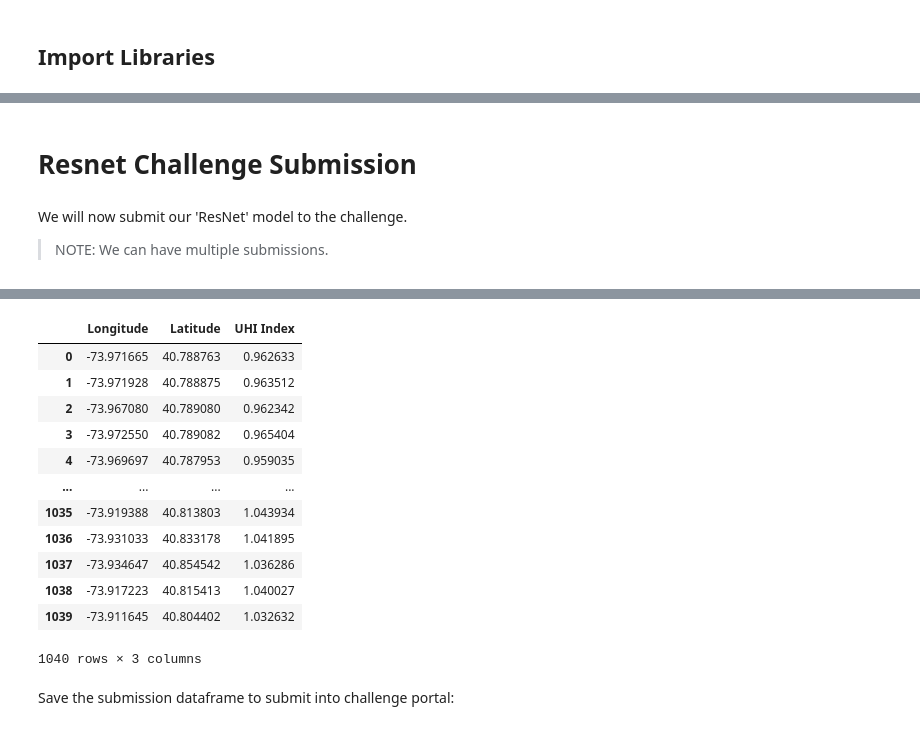
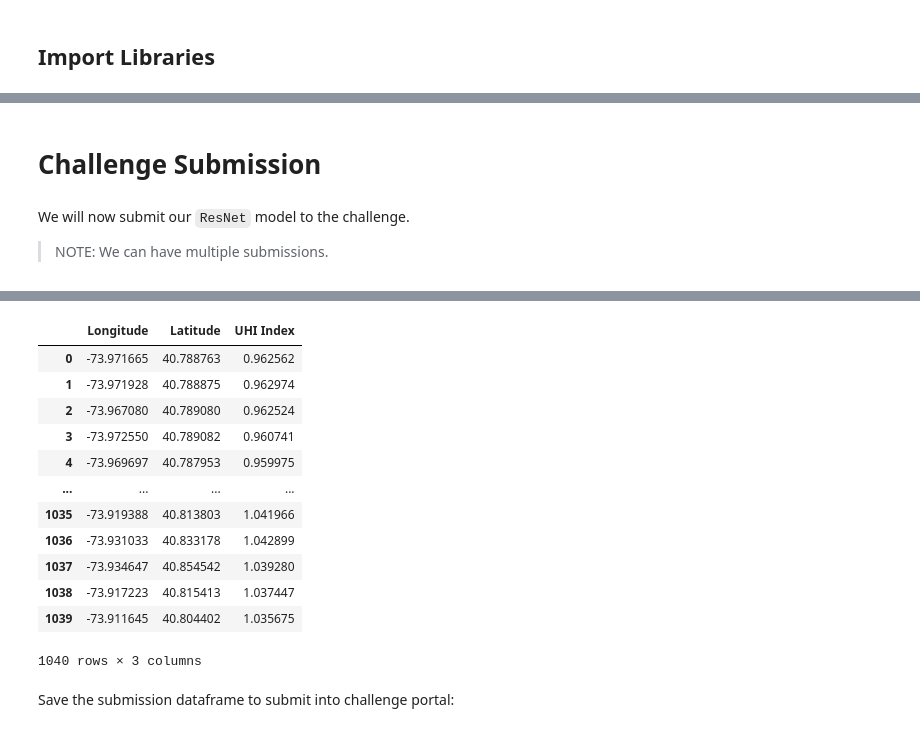
Before and after one commit to FranciscoLozCoding/cooling_with_code, a Jupyter notebook: 11_mixed_buffers_RestNet.ipynb, the cells around one changed output, grey strips where cells are left out. Drawn from its saved outputs; the diff is of its cells as text; code cells hidden in the pictures.

```diff
--- a/11_mixed_buffers_RestNet.ipynb
+++ b/11_mixed_buffers_RestNet.ipynb
@@ -221,5 +172,0 @@ else:
-# %%
-best_rf_model = RandomForestRegressor(**best_hparams, random_state=RANDOM_STATE, n_jobs=-1)  # Use all CPU cores
-
-# Train the Model
-best_rf_model.fit(x_train_selected, y_train)
@@ -343,22 +216,30 @@ def build_spatial_uhi_model(input_shape):
 # %%
-# Define tuned Feedforward Neural Network with Residual Connections with energy variables RFECV selected
-def build_spatial_uhi_model(input_shape):
+def build_uhi_model(input_shape):
+    """
+    This function builds our ResNet UHI model.
+
+    Inputs:
+      input_shape: the shape of the input data
+
+    Outputs:
+      model: the ResNet model
+    """
     input_layer = Input(shape=(input_shape,))
 
     # First dense layer
     x = Dense(1000, activation='relu')(input_layer)
-    # x = Dropout(0.1)(x)
+    x = Dropout(0.2)(x)
 
     # First Residual Block
     x_shortcut = Dense(800, activation='relu')(x)  # Shortcut path
     x = Dense(800, activation='relu')(x)
-    # x = Dropout(0.1)(x)
+    x = Dropout(0.2)(x)
     x = Add()([x, x_shortcut])  # Adding residual connection
 
     # First Residual Block
     x_shortcut = Dense(600, activation='relu')(x)  # Shortcut path
     x = Dense(600, activation='relu')(x)
-    x = Dropout(0.1)(x)
+    x = Dropout(0.2)(x)
     x = Add()([x, x_shortcut])  # Adding residual connection
 
     # First Residual Block
@@ -393,9 +274,9 @@ def build_spatial_uhi_model(input_shape):
 
     # Use a Learning Rate Scheduler
     lr_schedule = tf.keras.optimizers.schedules.ExponentialDecay(
-        initial_learning_rate=0.00001,
-        decay_steps=20000,
-        decay_rate=0.9,
+        initial_learning_rate=0.0005,
+        decay_steps=10000,
+        decay_rate=0.9
     )
 
     # Compile Model
@@ -514,6 +290,6 @@ def build_spatial_uhi_model_wTune(hp, input_shape):
 # %%
 # Retrain model with selected features
-resnet_model = build_spatial_uhi_model(x_train_selected.shape[1])
+resnet_model = build_uhi_model(x_train_selected.shape[1])
 
 # Callbacks: Early Stopping (Monitor Val MAE) & Model Checkpoint
 early_stopping = EarlyStopping(
@@ -609,27 +404,21 @@ resnet_model.save("mixed_buffers_ResNet_model.keras")
 # %% [markdown]
-# Resnet Challenge Submission
+# Challenge Submission
 # %% [markdown]
-We will now submit our 'ResNet' model to the challenge.
+We will now submit our `ResNet` model to the challenge.
 >NOTE: We can have multiple submissions.
-# %%
-# If not in runtime, load the model
-resnet_model = load_model("mixed_buffers_ResNet_model.keras")
 # %%
 # Remove lat and lon, for now will be combined with predicted UHI later for submission
 lon = test_combined['Longitude'].values
 lat = test_combined['Latitude'].values
 test_dataset = test_combined.drop(columns=['Longitude', 'Latitude'])
 
-# Remove constant columns
-test_dataset = test_dataset.loc[:, X.std() != 0]
+#select features
+test_dataset = test_dataset[selected_feature_names]
 
 #scale
-test_dataset = pd.DataFrame(scaler.transform(test_dataset),
+x_test = pd.DataFrame(scaler.transform(test_dataset),
                       columns=test_dataset.columns,
-                      index=test_dataset.index)
-
-# select features
-x_test = test_dataset[selected_feature_names].values
+                      index=test_dataset.index).values
 
 # Model prediction
 test_predictions = resnet_model.predict(x_test)
@@ -646,15 +435,15 @@ submission_df
 |  | Longitude | Latitude | UHI Index |
-| 0 | -73.971665 | 40.788763 | 0.962633 |
-| 1 | -73.971928 | 40.788875 | 0.963512 |
-| 2 | -73.967080 | 40.789080 | 0.962342 |
-| 3 | -73.972550 | 40.789082 | 0.965404 |
-| 4 | -73.969697 | 40.787953 | 0.959035 |
+| 0 | -73.971665 | 40.788763 | 0.962562 |
+| 1 | -73.971928 | 40.788875 | 0.962974 |
+| 2 | -73.967080 | 40.789080 | 0.962524 |
+| 3 | -73.972550 | 40.789082 | 0.960741 |
+| 4 | -73.969697 | 40.787953 | 0.959975 |
 | ... | ... | ... | ... |
-| 1035 | -73.919388 | 40.813803 | 1.043934 |
-| 1036 | -73.931033 | 40.833178 | 1.041895 |
-| 1037 | -73.934647 | 40.854542 | 1.036286 |
-| 1038 | -73.917223 | 40.815413 | 1.040027 |
-| 1039 | -73.911645 | 40.804402 | 1.032632 |
+| 1035 | -73.919388 | 40.813803 | 1.041966 |
+| 1036 | -73.931033 | 40.833178 | 1.042899 |
+| 1037 | -73.934647 | 40.854542 | 1.039280 |
+| 1038 | -73.917223 | 40.815413 | 1.037447 |
+| 1039 | -73.911645 | 40.804402 | 1.035675 |
 1040 rows × 3 columns
 # %% [markdown]
 Save the submission dataframe to submit into challenge portal:
```
Also changed, not shown: parts of 76 cells of this notebook.
